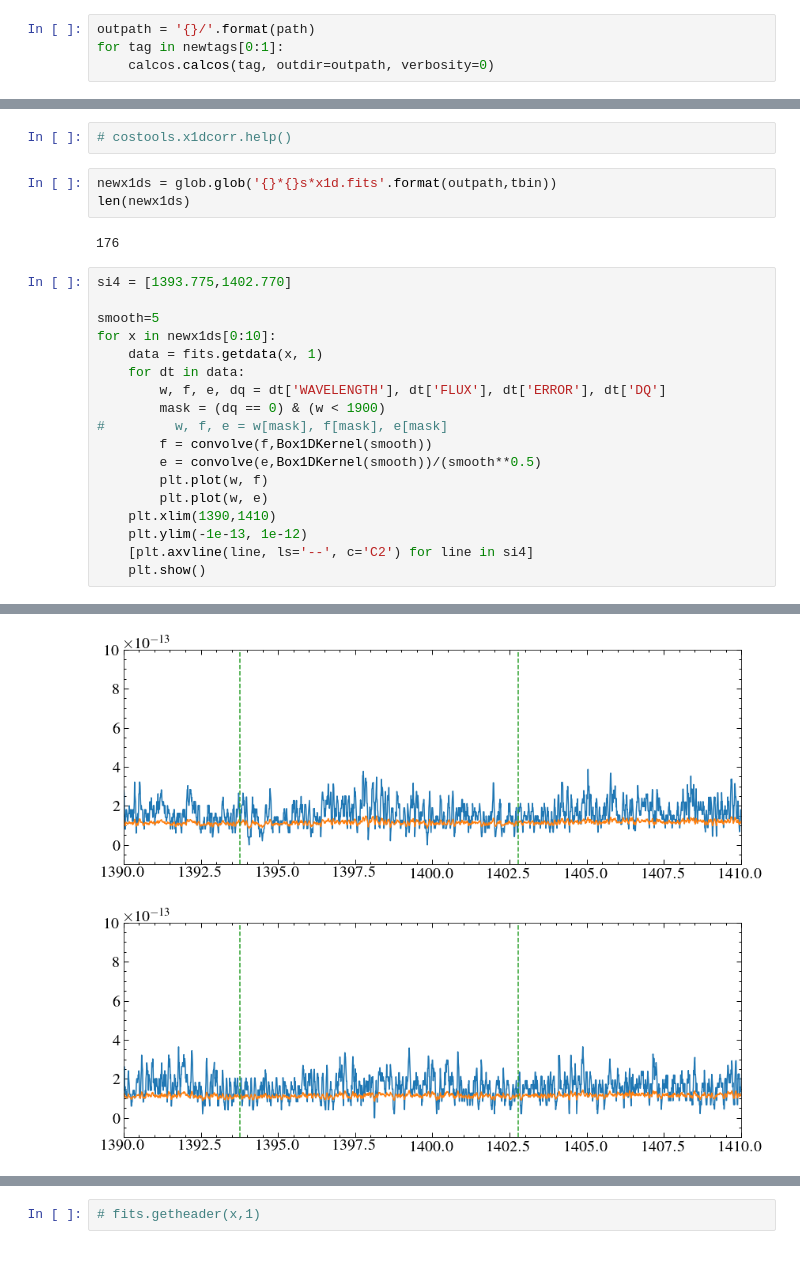
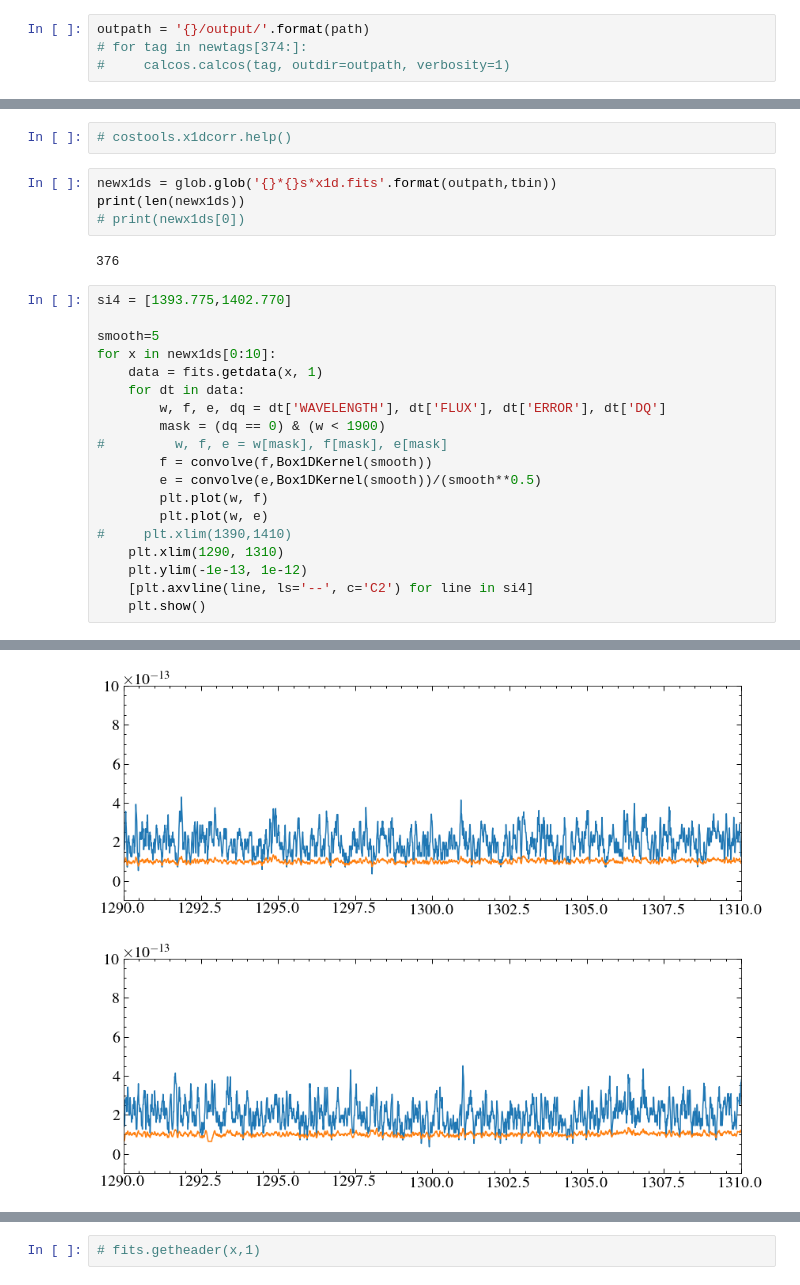
Before and after one commit to davidjwilson/pceb, a Jupyter notebook: cc_cet/cc_cet_cos_lc2.ipynb, the cells around one changed output, grey strips where cells are left out. Saved outputs shown, nothing was run; the diff lists cells and outputs as text.

```diff
--- a/cc_cet/cc_cet_cos_lc2.ipynb
+++ b/cc_cet/cc_cet_cos_lc2.ipynb
@@ -78,6 +46,6 @@ newtags = glob.glob('{}*{}s*corrtag_a*'.format(tagpath, tbin))
 # %%
 os.environ['lref'] = dpath
 # %%
-outpath = '{}/'.format(path)
-for tag in newtags[0:1]:
-    calcos.calcos(tag, outdir=outpath, verbosity=0)
+outpath = '{}/output/'.format(path)
+# for tag in newtags[374:]:
+#     calcos.calcos(tag, outdir=outpath, verbosity=1)
@@ -125,9 +53,10 @@ and 10.000000 and 90.000000 (inner region)
 # costools.x1dcorr.help()
 # %%
 newx1ds = glob.glob('{}*{}s*x1d.fits'.format(outpath,tbin))
-len(newx1ds)
+print(len(newx1ds))
+# print(newx1ds[0])
 # %% [output]
-176
+376
 # %%
 si4 = [1393.775,1402.770]
 
@@ -142,7 +71,8 @@ for x in newx1ds[0:10]:
         e = convolve(e,Box1DKernel(smooth))/(smooth**0.5)
         plt.plot(w, f)
         plt.plot(w, e)
-    plt.xlim(1390,1410)
+#     plt.xlim(1390,1410)
+    plt.xlim(1290, 1310)
     plt.ylim(-1e-13, 1e-12)
     [plt.axvline(line, ls='--', c='C2') for line in si4]
     plt.show()
@@ -155,2 +85,2 @@ for x in newx1ds[0:10]:
-[figure, old version]
+[figure, new version]
-[figure, old version]
+[figure, new version]
```
Also changed, not shown: parts of 16 cells of this notebook, 4 other files.
